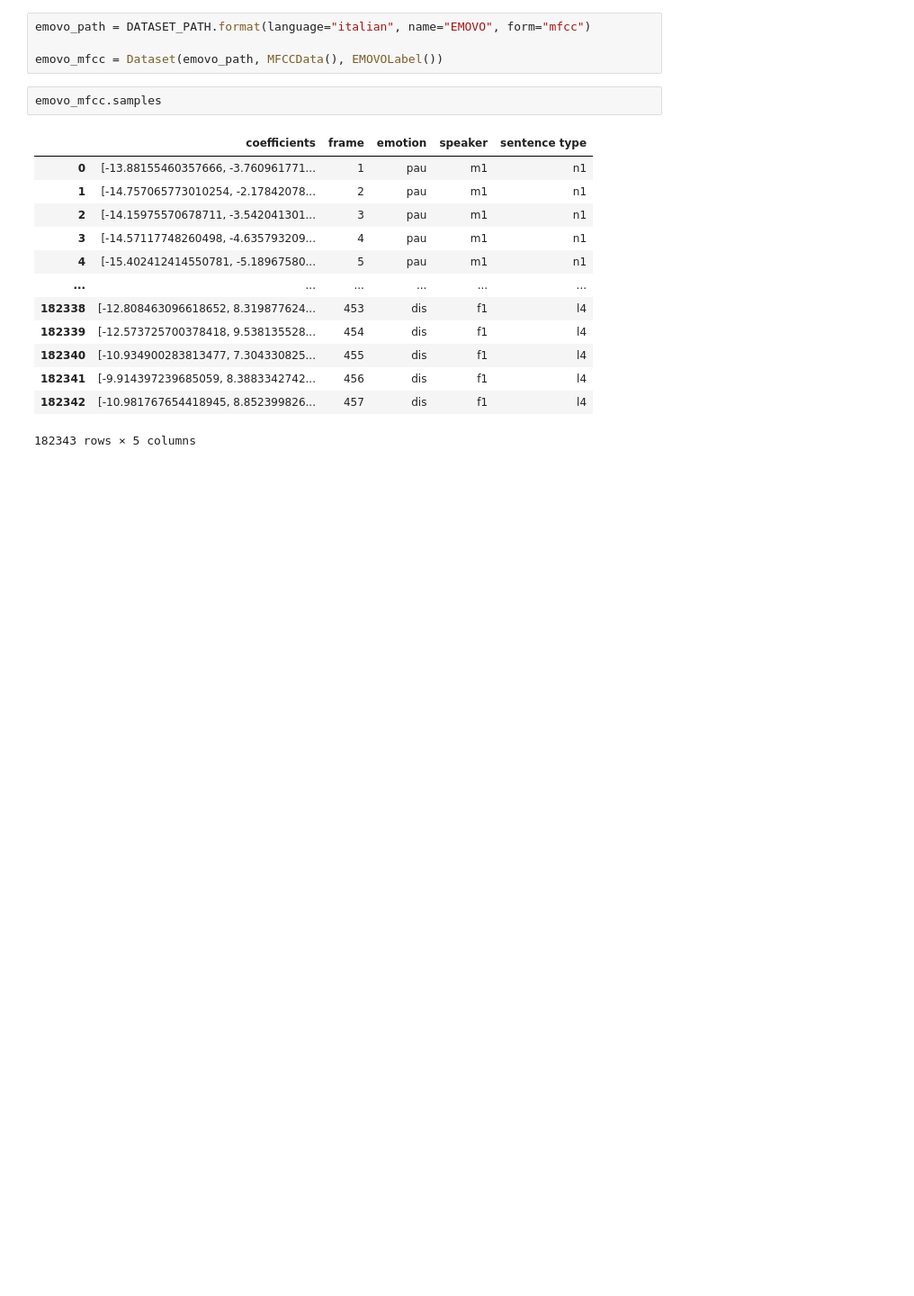
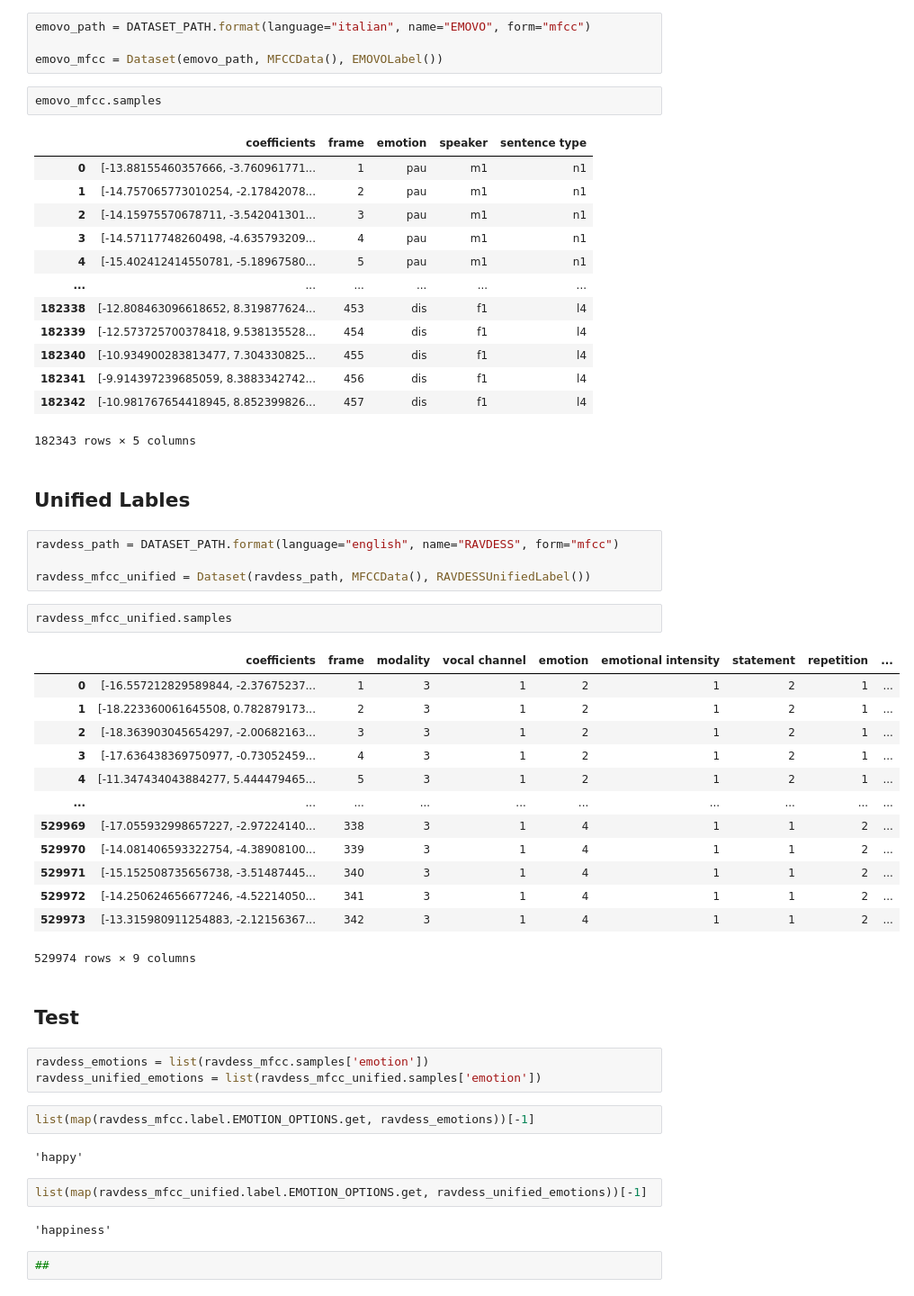
Before and after one commit to tomaspetricek/speech-emotion-recognition, a Jupyter notebook: Bachelor_thesis/dataset_test.ipynb, the cells around one changed output. Shown at 90% size. Saved outputs shown, nothing was run; the diff lists cells and outputs as text; blank space fills up the shorter version.

Commit message:
Add Unified Labels

```diff
--- a/Bachelor_thesis/dataset_test.ipynb
+++ b/Bachelor_thesis/dataset_test.ipynb
@@ -153,3 +157,40 @@ emovo_mfcc.samples
 | 182341 | [-9.914397239685059, 8.3883342742... | 456 | dis | f1 | l4 |
 | 182342 | [-10.981767654418945, 8.852399826... | 457 | dis | f1 | l4 |
 182343 rows × 5 columns
+# %% [markdown]
+## Unified Lables
+# %%
+ravdess_path = DATASET_PATH.format(language="english", name="RAVDESS", form="mfcc")
+
+ravdess_mfcc_unified = Dataset(ravdess_path, MFCCData(), RAVDESSUnifiedLabel())
+# %%
+ravdess_mfcc_unified.samples
+# %% [output]
+|  | coefficients | frame | modality | vocal channel | emotion | emotional intensity | statement | repetition | ... |
+| 0 | [-16.557212829589844, -2.37675237... | 1 | 3 | 1 | 2 | 1 | 2 | 1 | ... |
+| 1 | [-18.223360061645508, 0.782879173... | 2 | 3 | 1 | 2 | 1 | 2 | 1 | ... |
+| 2 | [-18.363903045654297, -2.00682163... | 3 | 3 | 1 | 2 | 1 | 2 | 1 | ... |
+| 3 | [-17.636438369750977, -0.73052459... | 4 | 3 | 1 | 2 | 1 | 2 | 1 | ... |
+| 4 | [-11.347434043884277, 5.444479465... | 5 | 3 | 1 | 2 | 1 | 2 | 1 | ... |
+| ... | ... | ... | ... | ... | ... | ... | ... | ... | ... |
+| 529969 | [-17.055932998657227, -2.97224140... | 338 | 3 | 1 | 4 | 1 | 1 | 2 | ... |
+| 529970 | [-14.081406593322754, -4.38908100... | 339 | 3 | 1 | 4 | 1 | 1 | 2 | ... |
+| 529971 | [-15.152508735656738, -3.51487445... | 340 | 3 | 1 | 4 | 1 | 1 | 2 | ... |
+| 529972 | [-14.250624656677246, -4.52214050... | 341 | 3 | 1 | 4 | 1 | 1 | 2 | ... |
+| 529973 | [-13.315980911254883, -2.12156367... | 342 | 3 | 1 | 4 | 1 | 1 | 2 | ... |
+529974 rows × 9 columns
+# %% [markdown]
+## Test
+# %%
+ravdess_emotions = list(ravdess_mfcc.samples['emotion'])
+ravdess_unified_emotions = list(ravdess_mfcc_unified.samples['emotion'])
+# %%
+list(map(ravdess_mfcc.label.EMOTION_OPTIONS.get, ravdess_emotions))[-1]
+# %% [output]
+'happy'
+# %%
+list(map(ravdess_mfcc_unified.label.EMOTION_OPTIONS.get, ravdess_unified_emotions))[-1]
+# %% [output]
+'happiness'
+# %%
+##
```
Also changed, not shown: parts of 1 cell of this notebook, 1 other file.
